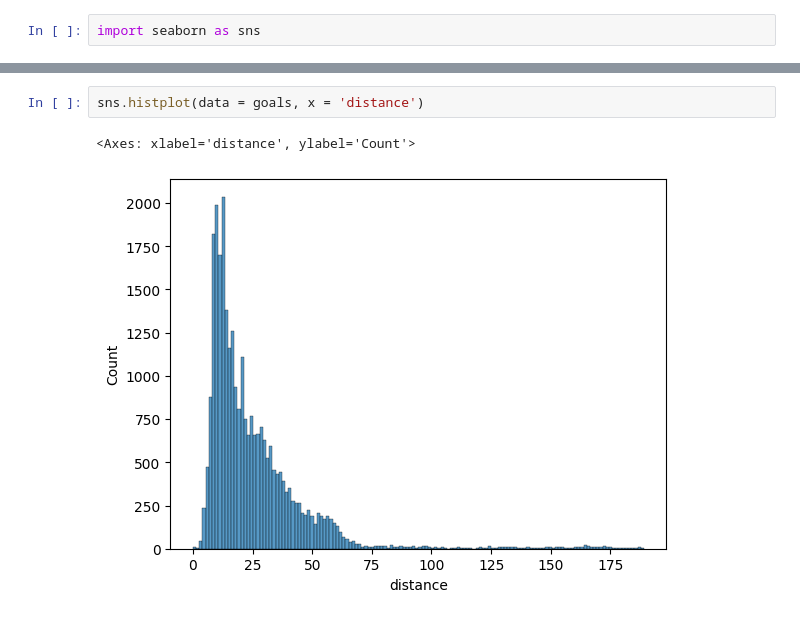
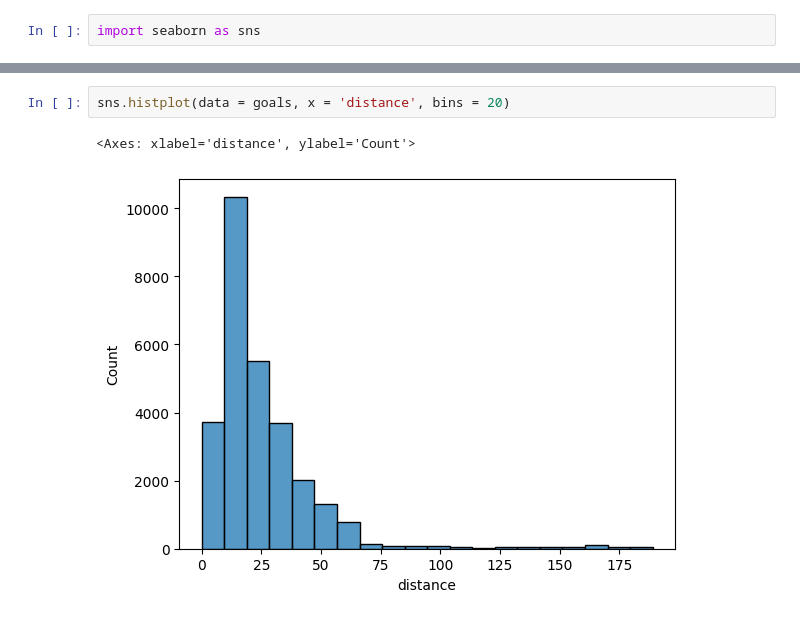
Before and after one commit to Jay-D13/IFT6758-A5-NHL, a Jupyter notebook: ift6758/features/Question02_Features.ipynb, the cells around one changed output, grey strips where cells are left out. Cells and saved outputs as stored; diff of their text form.

Commit message:
histograms
histograms with seaborne

```diff
--- a/ift6758/features/Question02_Features.ipynb
+++ b/ift6758/features/Question02_Features.ipynb
@@ -96,7 +96,7 @@ print(goals)
 
 [28301 rows x 4 columns]
 # %%
-sns.histplot(data = goals, x = 'distance')
+sns.histplot(data = goals, x = 'distance', bins = 20)
 # %% [output]
 <Axes: xlabel='distance', ylabel='Count'>
-[figure, old version]
+[figure, new version]
```
Also changed, not shown: parts of 4 cells of this notebook.
